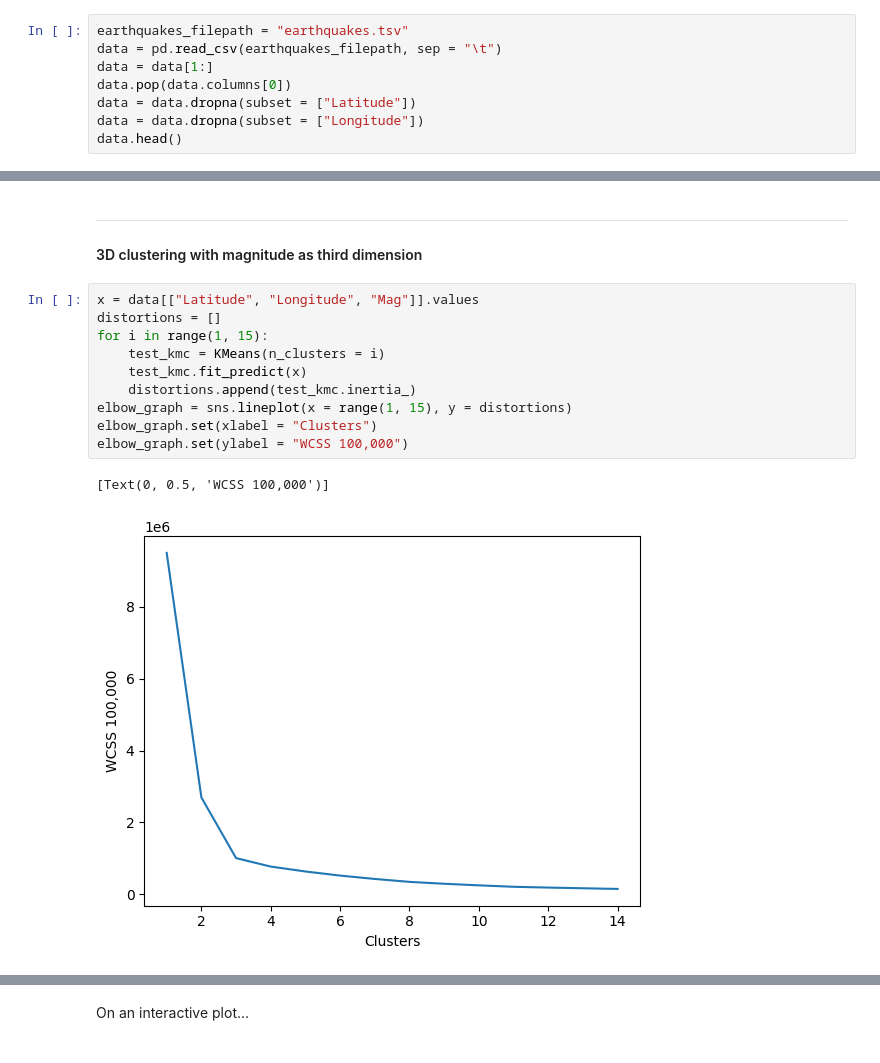
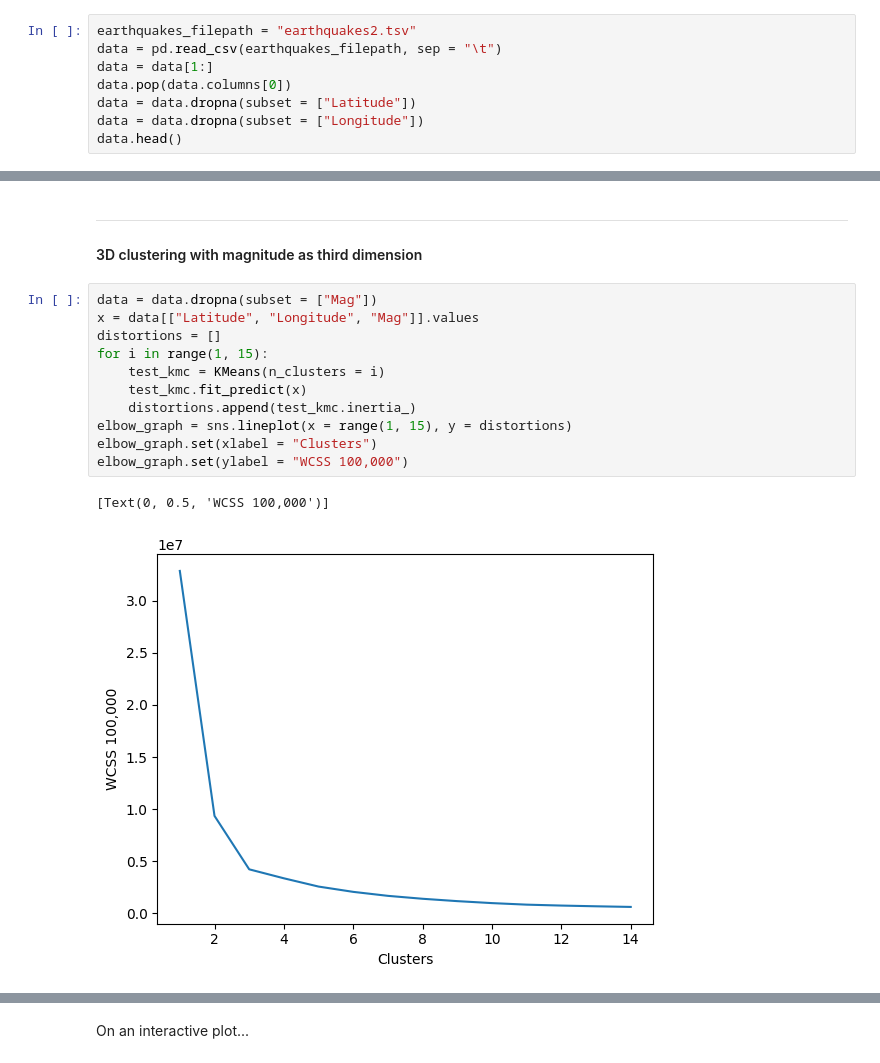
Before and after one commit to Parxd/Tectonics, a Jupyter notebook: main.ipynb, the cells around one changed output, grey strips where cells are left out. Saved outputs shown, nothing was run; the diff lists cells and outputs as text.

```diff
--- a/main.ipynb
+++ b/main.ipynb
@@ -14,7 +14,7 @@ import plotly.graph_objs as go
 ---
 ### Data import
 # %%
-earthquakes_filepath = "earthquakes.tsv"
+earthquakes_filepath = "earthquakes2.tsv"
 data = pd.read_csv(earthquakes_filepath, sep = "\t")
 data = data[1:]
 data.pop(data.columns[0])
@@ -210,18 +214,19 @@ On the map, there are clearly certain plate boundaries with more earthquakes tha
 ---
 #### 3D clustering with magnitude as third dimension
 # %%
+data = data.dropna(subset = ["Mag"])
 x = data[["Latitude", "Longitude", "Mag"]].values
 distortions = []
 for i in range(1, 15):
     test_kmc = KMeans(n_clusters = i)
     test_kmc.fit_predict(x)
     distortions.append(test_kmc.inertia_)
 elbow_graph = sns.lineplot(x = range(1, 15), y = distortions)
 elbow_graph.set(xlabel = "Clusters")
 elbow_graph.set(ylabel = "WCSS 100,000")
 # %% [output]
 [Text(0, 0.5, 'WCSS 100,000')]
-[figure, old version]
+[figure, new version]
 # %%
 kmc = KMeans(n_clusters = 4)
 y_clusters = kmc.fit_predict(x)
```
Also changed, not shown: parts of 12 cells of this notebook.
